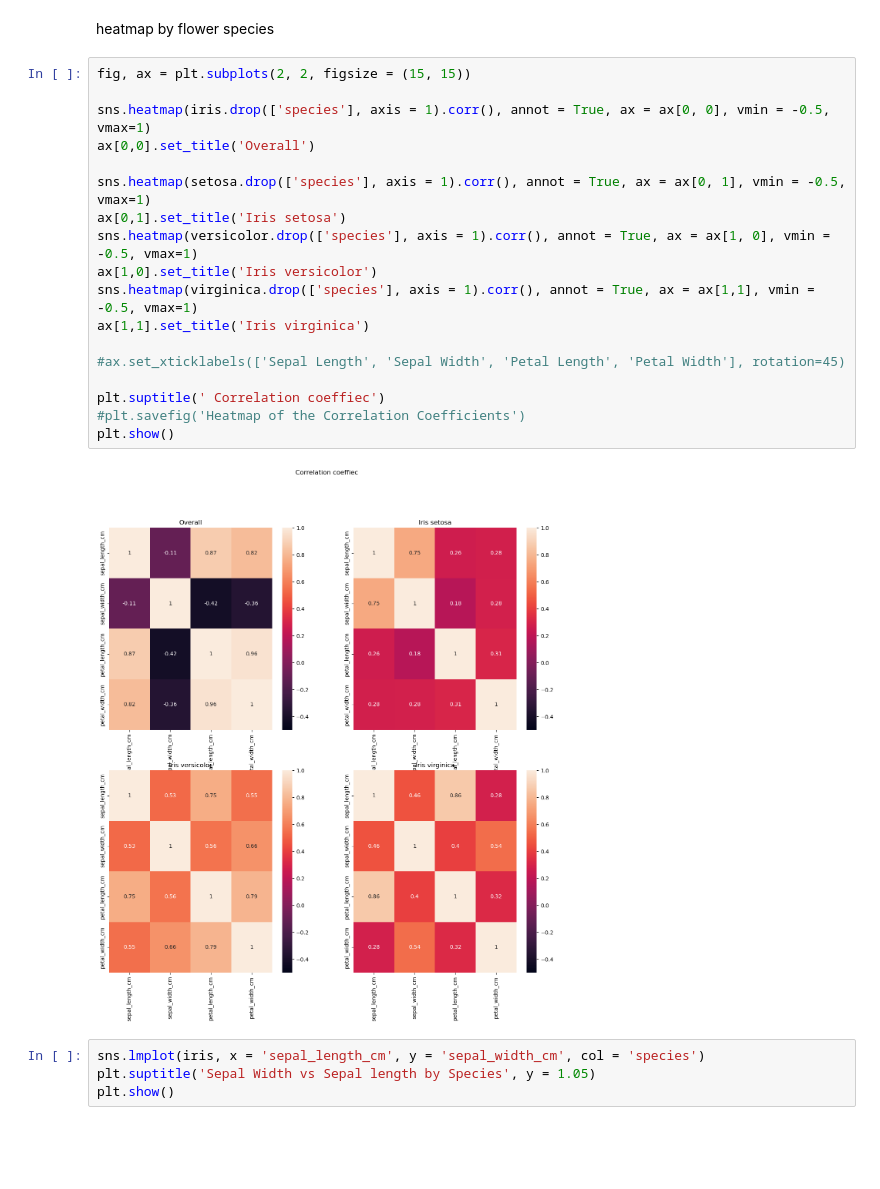
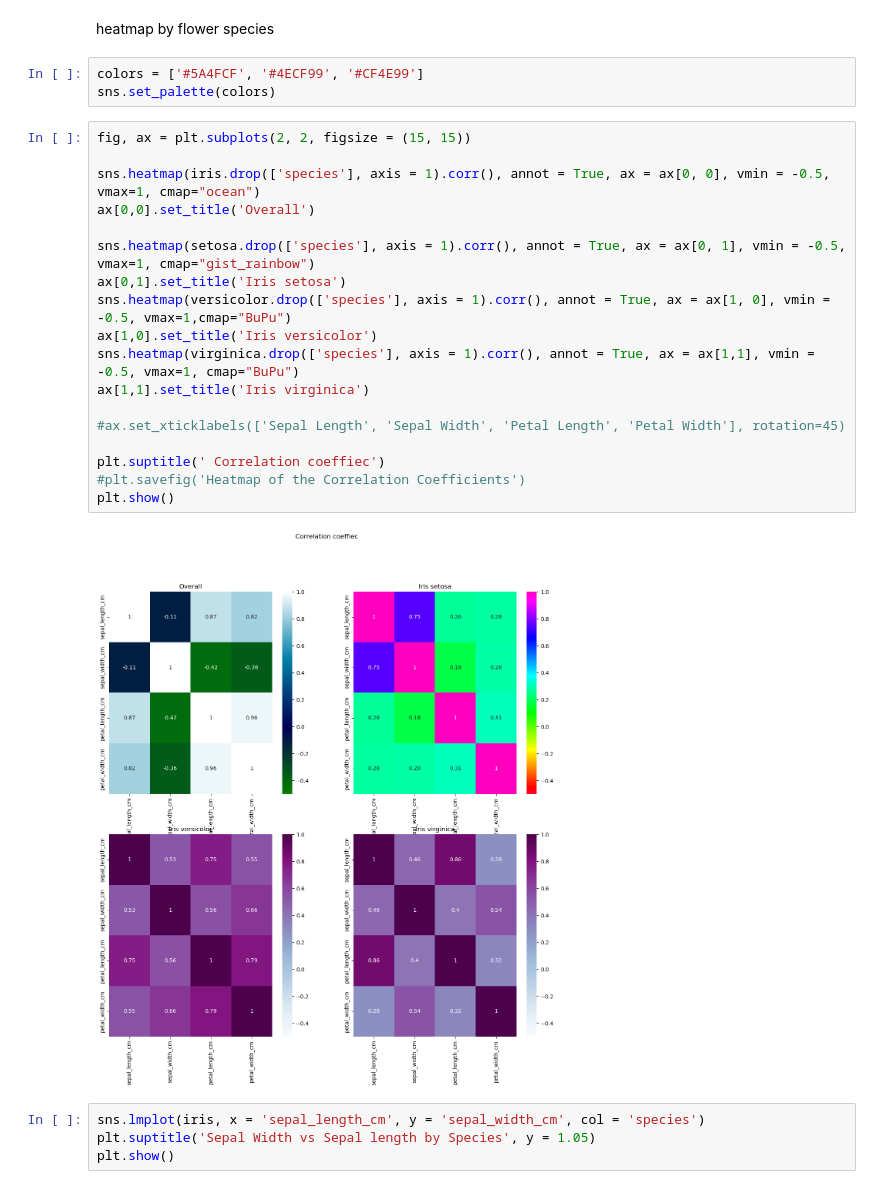
Before and after one commit to IreneKilgannon/pands-project, a Jupyter notebook: analysis.ipynb, the cells around one changed output. Cells and saved outputs as stored; diff of their text form; blank space fills up the shorter version.

Commit message:
review of histogram and scatter plots sections

```diff
--- a/analysis.ipynb
+++ b/analysis.ipynb
@@ -453,26 +447,29 @@ iris.drop(['species'], axis = 1).corr()
 | petal_width_cm | 0.817954 | -0.356544 | 0.962757 | 1.000000 |
 # %% [markdown]
 heatmap by flower species
+# %%
+colors = ['#5A4FCF', '#4ECF99', '#CF4E99']
+sns.set_palette(colors)
 # %%
 fig, ax = plt.subplots(2, 2, figsize = (15, 15))
 
-sns.heatmap(iris.drop(['species'], axis = 1).corr(), annot = True, ax = ax[0, 0], vmin = -0.5, vmax=1)
+sns.heatmap(iris.drop(['species'], axis = 1).corr(), annot = True, ax = ax[0, 0], vmin = -0.5, vmax=1, cmap="ocean")
 ax[0,0].set_title('Overall')
 
-sns.heatmap(setosa.drop(['species'], axis = 1).corr(), annot = True, ax = ax[0, 1], vmin = -0.5, vmax=1)
+sns.heatmap(setosa.drop(['species'], axis = 1).corr(), annot = True, ax = ax[0, 1], vmin = -0.5, vmax=1, cmap="gist_rainbow")
 ax[0,1].set_title('Iris setosa')
-sns.heatmap(versicolor.drop(['species'], axis = 1).corr(), annot = True, ax = ax[1, 0], vmin = -0.5, vmax=1)
+sns.heatmap(versicolor.drop(['species'], axis = 1).corr(), annot = True, ax = ax[1, 0], vmin = -0.5, vmax=1,cmap="BuPu")
 ax[1,0].set_title('Iris versicolor')
-sns.heatmap(virginica.drop(['species'], axis = 1).corr(), annot = True, ax = ax[1,1], vmin = -0.5, vmax=1)
+sns.heatmap(virginica.drop(['species'], axis = 1).corr(), annot = True, ax = ax[1,1], vmin = -0.5, vmax=1, cmap="BuPu")
 ax[1,1].set_title('Iris virginica')
 
 #ax.set_xticklabels(['Sepal Length', 'Sepal Width', 'Petal Length', 'Petal Width'], rotation=45)
 
 plt.suptitle(' Correlation coeffiec')
 #plt.savefig('Heatmap of the Correlation Coefficients')
 plt.show()
 # %% [output]
-[figure, old version]
+[figure, new version]
 # %%
 sns.lmplot(iris, x = 'sepal_length_cm', y = 'sepal_width_cm', col = 'species')
 plt.suptitle('Sepal Width vs Sepal length by Species', y = 1.05)
```
Also changed, not shown: parts of 1 cell of this notebook, 3 other files.
